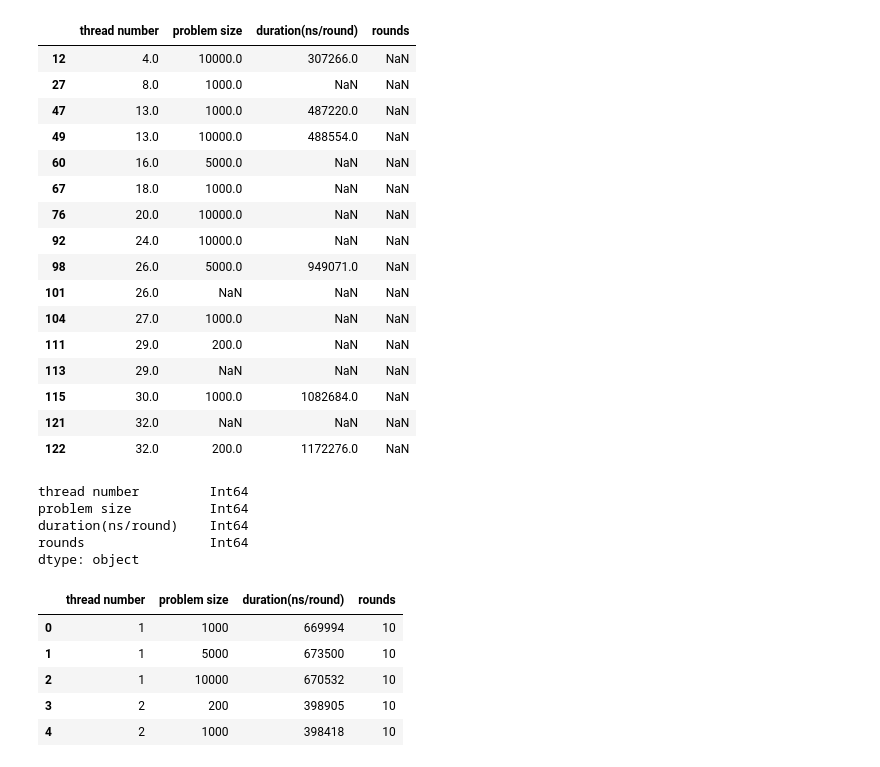
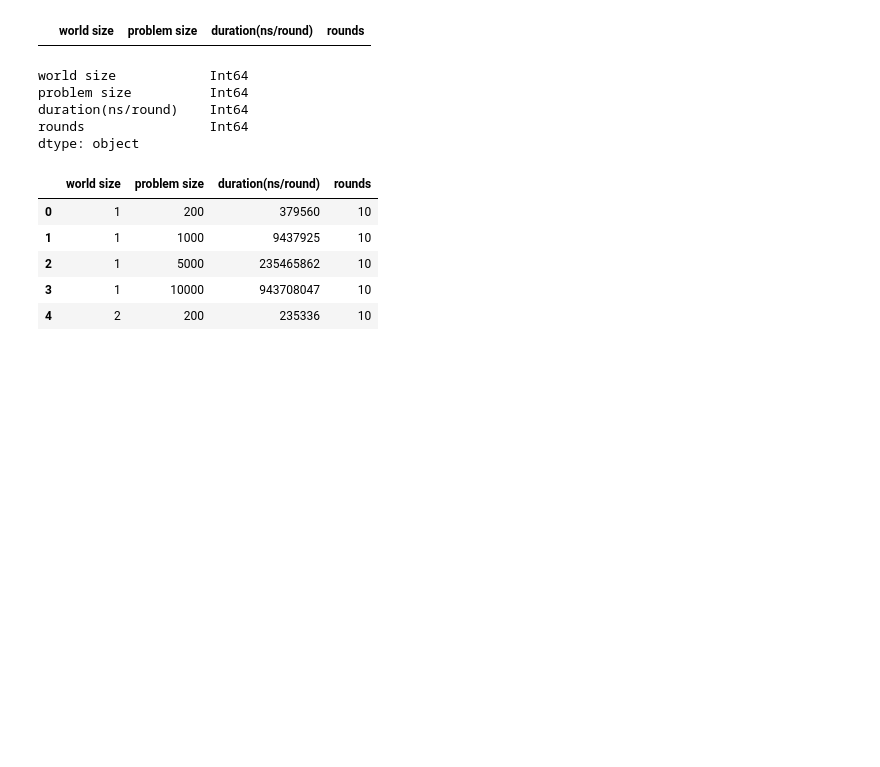
Before and after one commit to doutv/N-Body-Simulation, a Jupyter notebook: report/report.ipynb, the cells around one changed output. Cells and saved outputs as stored; diff of their text form; code cells hidden in the pictures; blank space fills up the shorter version.

```diff
--- a/report/report.ipynb
+++ b/report/report.ipynb
@@ -1,65 +1,56 @@
 # %%
 import pandas as pd
+# %%
+data = []
+
+duration = "duration(ns/round)"
+template_dict = {
+    "world size":0,
+    "thread number":0,
+    "problem size":0,
+    "speed(px/s)":0.0,
+    "duration(ns/round)":0.0,
+    "rounds":1,
+}
+filename=input("filename=")
 # %%
-data = []
-# world_size = "world size"
-world_size = "thread number"
-duration = "duration(ns/round)"
-template_dict = {
-    world_size:0,
-    "problem size":0,
-    "speed(px/s)":0.0,
-    "duration(ns/round)":0.0,
-    "rounds":1,
-}
-filename="pthread-cyclic-14-11-2021-16:46:20.log"
-with open(f"../logs/{filename}","r") as f:
+if filename.startswith("mpi"):
+    world_size = "world size"
+elif filename.startswith("hybrid"):
+    world_size = "thread number"
+else:
+    world_size = "thread number"
+with open(f"../logs/{filename}.log","r") as f:
     for line in f.readlines():
         if line.find(":") == -1:
             continue
         try:
             key,val = line.rstrip().split(":")
         except ValueError:
             display(line,key,val)
         val = val[1:]
         if key == world_size:
             data.append({})
         data[-1][key] = val
 df = pd.DataFrame(data,dtype=float)
 display(df[df.isna().any(axis=1)])
 # df = df.dropna(axis=1)
 df = df.convert_dtypes()
 display(df.dtypes)
 display(df.head())
 # %% [output]
-|  | thread number | problem size | duration(ns/round) | rounds |
-| 12 | 4.0 | 10000.0 | 307266.0 | NaN |
-| 27 | 8.0 | 1000.0 | NaN | NaN |
-| 47 | 13.0 | 1000.0 | 487220.0 | NaN |
-| 49 | 13.0 | 10000.0 | 488554.0 | NaN |
-| 60 | 16.0 | 5000.0 | NaN | NaN |
-| 67 | 18.0 | 1000.0 | NaN | NaN |
-| 76 | 20.0 | 10000.0 | NaN | NaN |
-| 92 | 24.0 | 10000.0 | NaN | NaN |
-| 98 | 26.0 | 5000.0 | 949071.0 | NaN |
-| 101 | 26.0 | NaN | NaN | NaN |
-| 104 | 27.0 | 1000.0 | NaN | NaN |
-| 111 | 29.0 | 200.0 | NaN | NaN |
-| 113 | 29.0 | NaN | NaN | NaN |
-| 115 | 30.0 | 1000.0 | 1082684.0 | NaN |
-| 121 | 32.0 | NaN | NaN | NaN |
-| 122 | 32.0 | 200.0 | 1172276.0 | NaN |
+|  | world size | problem size | duration(ns/round) | rounds |
-thread number         Int64
+world size            Int64
 problem size          Int64
 duration(ns/round)    Int64
 rounds                Int64
 dtype: object
-|  | thread number | problem size | duration(ns/round) | rounds |
-| 0 | 1 | 1000 | 669994 | 10 |
-| 1 | 1 | 5000 | 673500 | 10 |
-| 2 | 1 | 10000 | 670532 | 10 |
-| 3 | 2 | 200 | 398905 | 10 |
-| 4 | 2 | 1000 | 398418 | 10 |
+|  | world size | problem size | duration(ns/round) | rounds |
+| 0 | 1 | 200 | 379560 | 10 |
+| 1 | 1 | 1000 | 9437925 | 10 |
+| 2 | 1 | 5000 | 235465862 | 10 |
+| 3 | 1 | 10000 | 943708047 | 10 |
+| 4 | 2 | 200 | 235336 | 10 |
 # %%
 def get_one_core_duration(row,t1_df):
     t1 = t1_df.loc[t1_df["problem size"]==row["problem size"]][duration].values[0]
```
Also changed, not shown: parts of 8 cells of this notebook, 6 other files.
